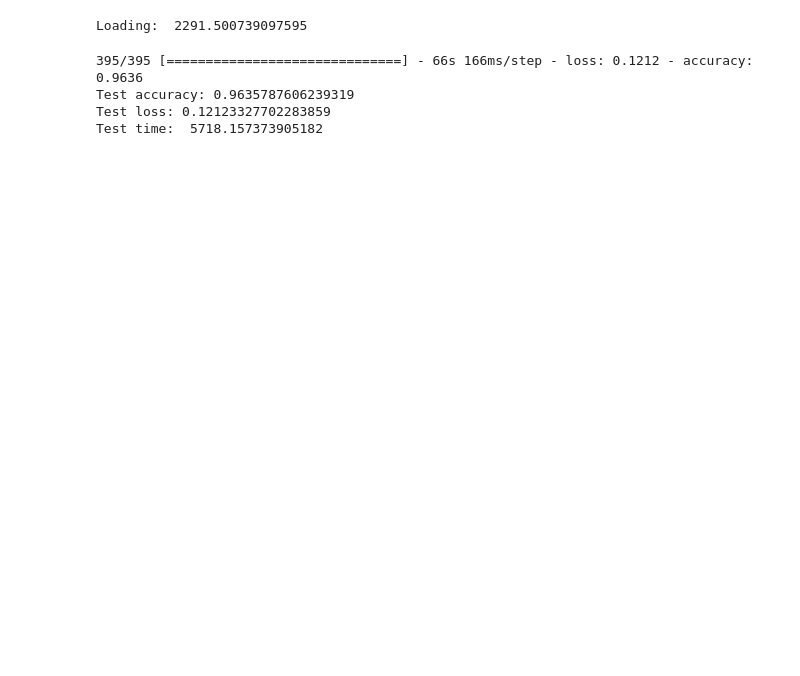
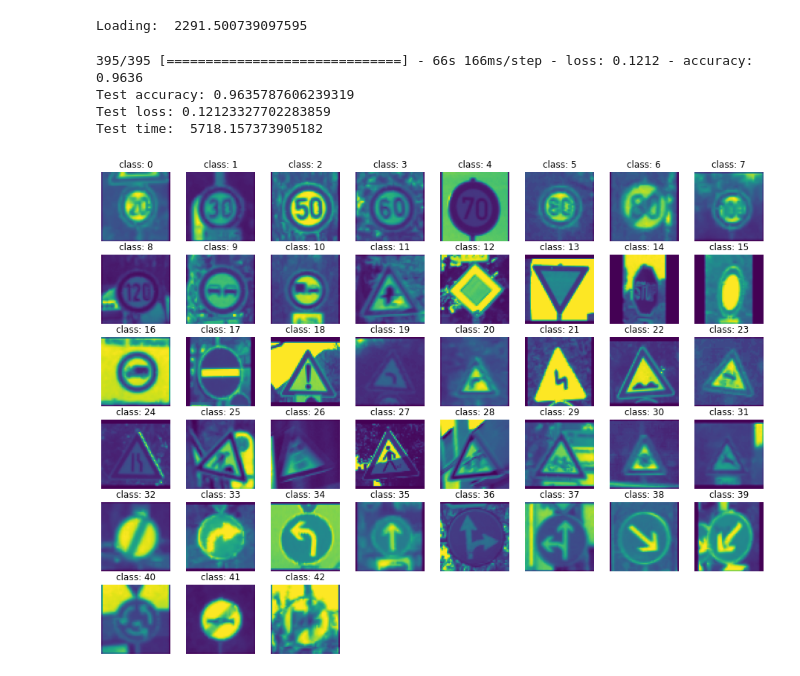
Before and after one commit to jameseoconnor/vgg-traffic-light-detection, a Jupyter notebook: traffic_sign_detection_vgg16.ipynb, the cells around one changed output. Drawn from its saved outputs; the diff is of its cells as text; code cells hidden in the pictures; blank space fills up the shorter version.

```diff
--- a/traffic_sign_detection_vgg16.ipynb
+++ b/traffic_sign_detection_vgg16.ipynb
@@ -307,0 +316,7 @@ Test time:  5718.157373905182
+# %%
+from skimage.color import rgb2gray
+
+test_images = rgb2gray(test_images)
+preview(test_images, test_labels)
+# %% [output]
+[figure, added]
```
Also changed, not shown: parts of 13 cells of this notebook, 56 other files.
